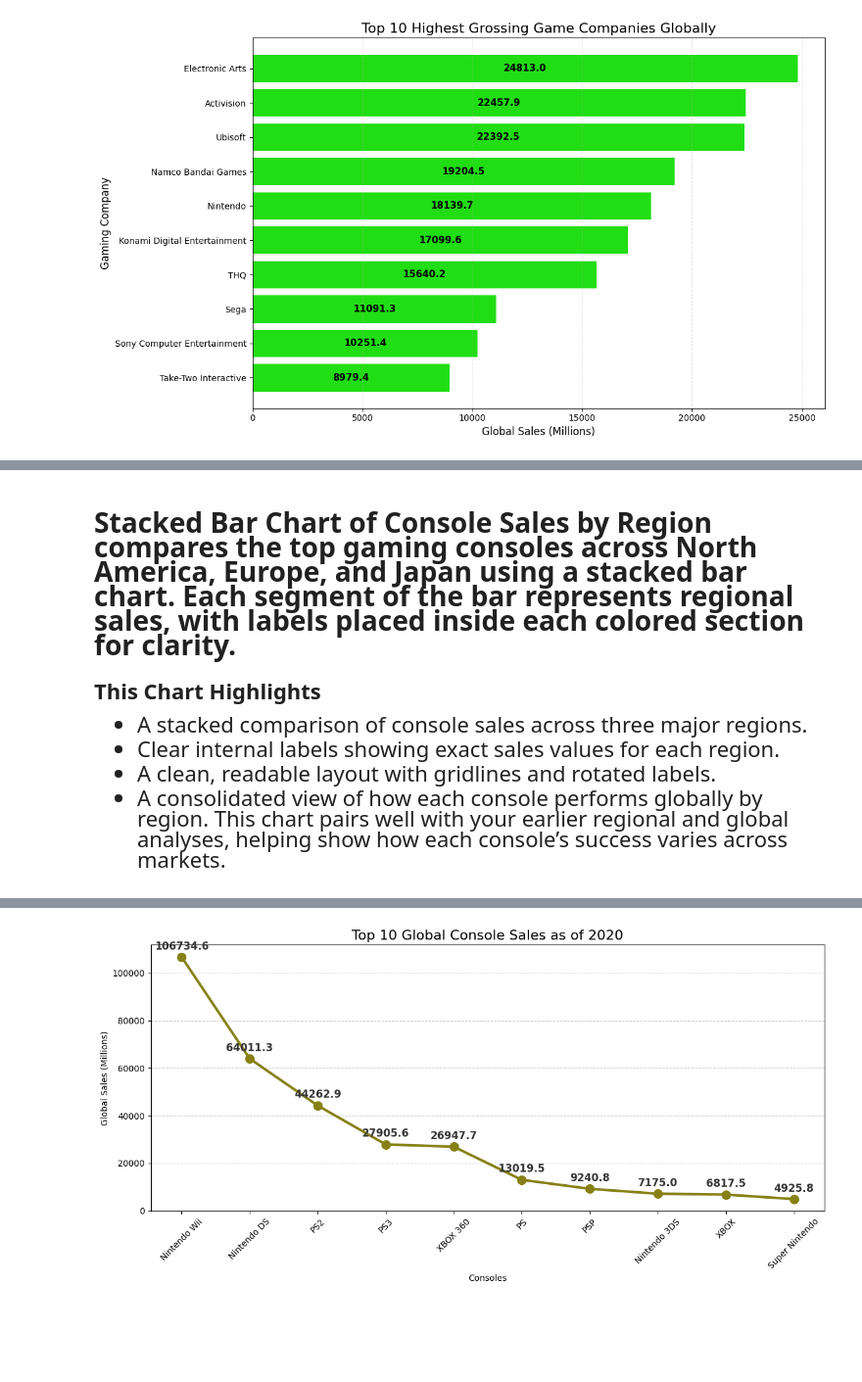
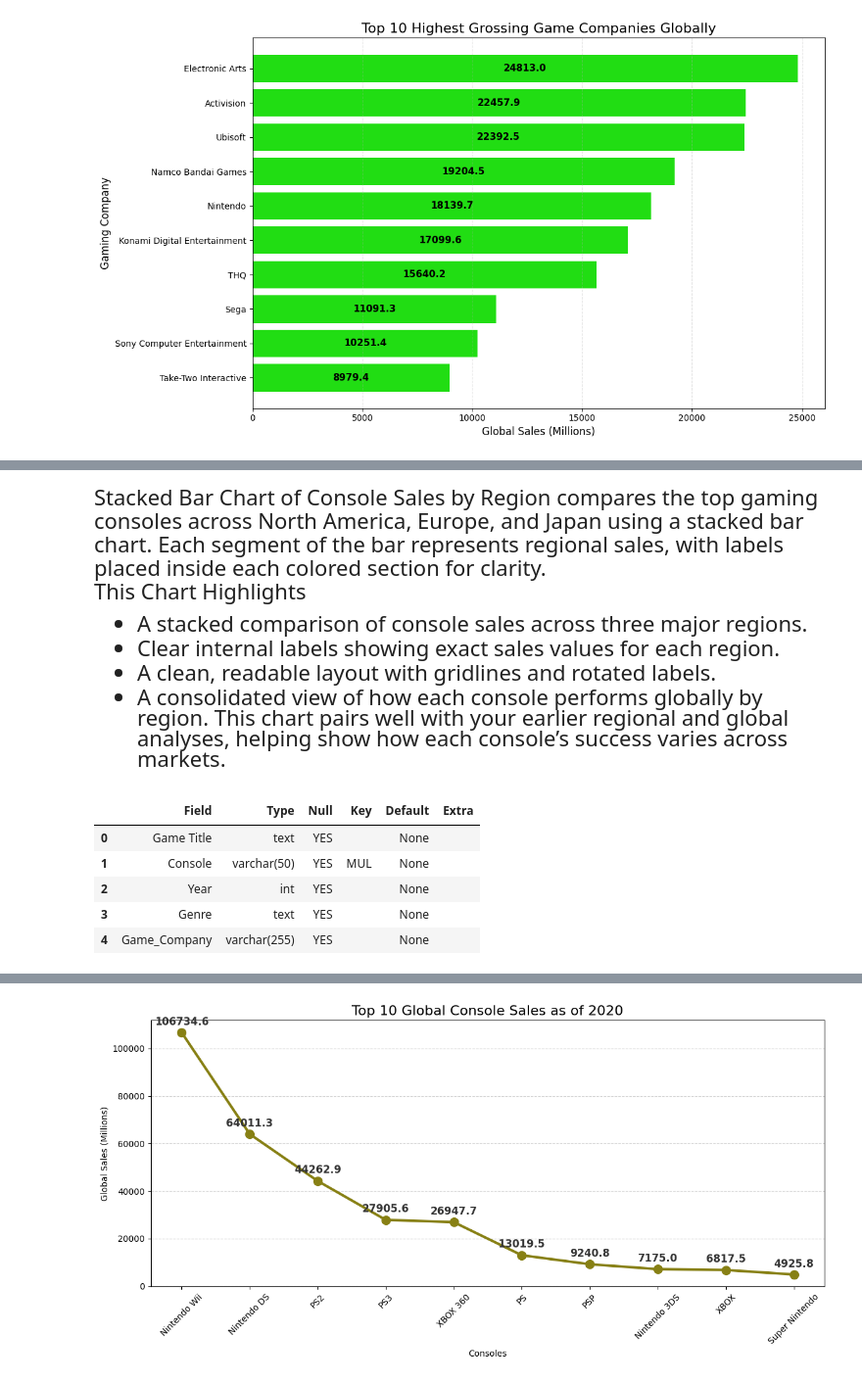
Before and after one commit to Teerp1986/The-Evolution-Of-Gaming, a Jupyter notebook: notebook/gamevolve.ipynb, the cells around one changed output, grey strips where cells are left out. Shown at 98% size. Saved outputs shown, nothing was run; the diff lists cells and outputs as text; code cells hidden in the pictures; blank space fills up the shorter version.

```diff
--- a/notebook/gamevolve.ipynb
+++ b/notebook/gamevolve.ipynb
@@ -321,11 +319,9 @@ df = df.rename(columns={
 })
 # %% [markdown]
 <span style="font-size: 22px; font-family:'Times New Roman'; font-weight:;">
+Stacked Bar Chart of Console Sales by Region compares the top gaming consoles across North America, Europe, and Japan using a stacked bar chart. Each segment of the bar represents regional sales, with labels placed inside each colored section for clarity.<br>
 
-### Stacked Bar Chart of Console Sales by Region compares the top gaming consoles across North America, Europe, and Japan using a stacked bar chart. Each segment of the bar represents regional sales, with labels placed inside each colored section for clarity.<br>
-
-
-#### This Chart Highlights
+This Chart Highlights
 - A stacked comparison of console sales across three major regions.
 - Clear internal labels showing exact sales values for each region.
 - A clean, readable layout with gridlines and rotated labels.
@@ -334,18 +330,26 @@ This chart pairs well with your earlier regional and global analyses, helping sh
 # %%
 sql = """
 SELECT
     na.Console,
     (na.North_America_Sales
      + eu.Europe_Sales
      + jp.Japan_Sales) AS Global_Sales
 FROM na_sales AS na
 JOIN eu_sales AS eu
     ON na.Console = eu.Console
 JOIN jp_sales AS jp
     ON na.Console = jp.Console
 ORDER BY Global_Sales DESC
 LIMIT 10;
 """
+df.head()
+# %% [output]
+|  | Field | Type | Null | Key | Default | Extra |
+| 0 | Game Title | text | YES |  | None |  |
+| 1 | Console | varchar(50) | YES | MUL | None |  |
+| 2 | Year | int | YES |  | None |  |
+| 3 | Genre | text | YES |  | None |  |
+| 4 | Game_Company | varchar(255) | YES |  | None |  |
 # %% [markdown]
 <span style="font-size: 22px; font-family:'Times New Roman'; font-weight:;">
 
```
Also changed, not shown: parts of 16 cells of this notebook, 4 other files.
